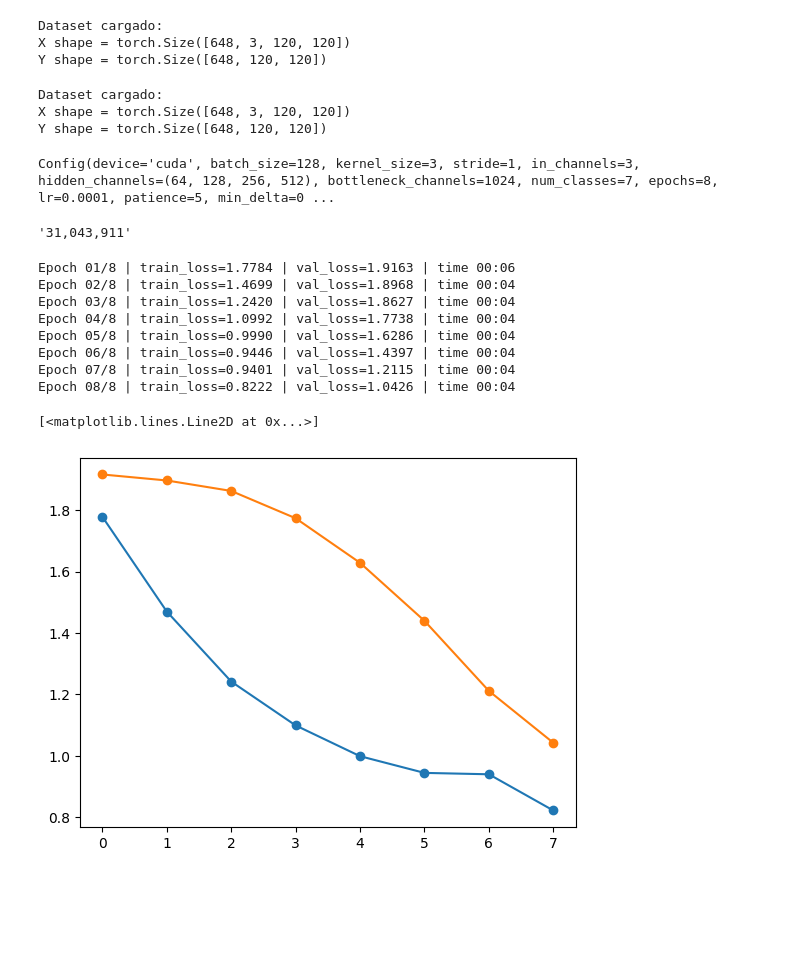
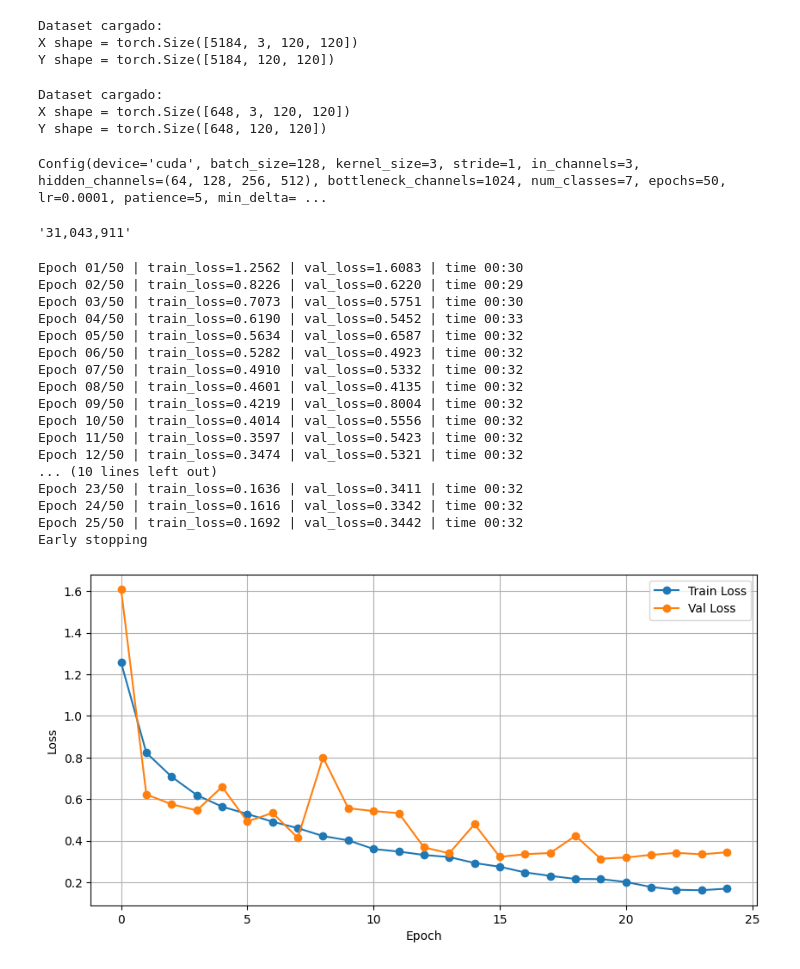
Before and after one commit to Otza02/satellite-img-segmentation, a Jupyter notebook: notebooks/train.ipynb, the cells around one changed output. Cells and saved outputs as stored; diff of their text form; code cells hidden in the pictures; blank space fills up the shorter version.

```diff
--- a/notebooks/train.ipynb
+++ b/notebooks/train.ipynb
@@ -51,28 +31,26 @@ import torch
 from matplotlib import pyplot as plt
 from torch.utils.data import DataLoader
 # %%
-data_train = load_data("val")
-data_val = load_data("test")
+data_train = load_data("train")
+data_val = load_data("val")
 # %% [output]
 Dataset cargado:
-X shape = torch.Size([648, 3, 120, 120])
-Y shape = torch.Size([648, 120, 120])
+X shape = torch.Size([5184, 3, 120, 120])
+Y shape = torch.Size([5184, 120, 120])
 Dataset cargado:
 X shape = torch.Size([648, 3, 120, 120])
 Y shape = torch.Size([648, 120, 120])
 # %%
-conf = Config("cuda" if torch.cuda.is_available() else "cpu", epochs=8)
+conf = Config("cuda" if torch.cuda.is_available() else "cpu", epochs=50, patience=5)
 conf
 # %% [output]
-Config(device='cuda', batch_size=128, kernel_size=3, stride=1, in_channels=3, hidden_channels=(64, 128, 256, 512), bottleneck_channels=1024, num_classes=7, epochs=8, lr=0.0001, patience=5, min_delta=0 ...
+Config(device='cuda', batch_size=128, kernel_size=3, stride=1, in_channels=3, hidden_channels=(64, 128, 256, 512), bottleneck_channels=1024, num_classes=7, epochs=50, lr=0.0001, patience=5, min_delta= ...
 # %%
 model = UNet(conf)
 f"{sum([p.numel() for p in model.parameters()]):,}"
 # %% [output]
 '31,043,911'
 # %%
-# train_loader = DataLoader(data_train, batch_size=conf.batch_size, shuffle=True)
-# val_loader = DataLoader(data_val, batch_size=conf.batch_size, shuffle=False)
 train_loader = DataLoader(
     data_train,
     batch_size=conf.batch_size,
@@ -94,17 +72,34 @@ val_loader = DataLoader(
 
 model, history = train_model(model, train_loader, val_loader, conf)
 # %% [output]
-Epoch 01/8 | train_loss=1.7784 | val_loss=1.9163 | time 00:06
-Epoch 02/8 | train_loss=1.4699 | val_loss=1.8968 | time 00:04
-Epoch 03/8 | train_loss=1.2420 | val_loss=1.8627 | time 00:04
-Epoch 04/8 | train_loss=1.0992 | val_loss=1.7738 | time 00:04
-Epoch 05/8 | train_loss=0.9990 | val_loss=1.6286 | time 00:04
-Epoch 06/8 | train_loss=0.9446 | val_loss=1.4397 | time 00:04
-Epoch 07/8 | train_loss=0.9401 | val_loss=1.2115 | time 00:04
-Epoch 08/8 | train_loss=0.8222 | val_loss=1.0426 | time 00:04
+Epoch 01/50 | train_loss=1.2562 | val_loss=1.6083 | time 00:30
+Epoch 02/50 | train_loss=0.8226 | val_loss=0.6220 | time 00:29
+Epoch 03/50 | train_loss=0.7073 | val_loss=0.5751 | time 00:30
+Epoch 04/50 | train_loss=0.6190 | val_loss=0.5452 | time 00:33
+Epoch 05/50 | train_loss=0.5634 | val_loss=0.6587 | time 00:32
+Epoch 06/50 | train_loss=0.5282 | val_loss=0.4923 | time 00:32
+Epoch 07/50 | train_loss=0.4910 | val_loss=0.5332 | time 00:32
+Epoch 08/50 | train_loss=0.4601 | val_loss=0.4135 | time 00:32
+Epoch 09/50 | train_loss=0.4219 | val_loss=0.8004 | time 00:32
+Epoch 10/50 | train_loss=0.4014 | val_loss=0.5556 | time 00:32
+Epoch 11/50 | train_loss=0.3597 | val_loss=0.5423 | time 00:32
+Epoch 12/50 | train_loss=0.3474 | val_loss=0.5321 | time 00:32
+... (10 lines left out)
+Epoch 23/50 | train_loss=0.1636 | val_loss=0.3411 | time 00:32
+Epoch 24/50 | train_loss=0.1616 | val_loss=0.3342 | time 00:32
+Epoch 25/50 | train_loss=0.1692 | val_loss=0.3442 | time 00:32
+Early stopping
 # %%
-plt.plot(history["train_loss"], label="train_loss", marker="o")
-plt.plot(history["val_loss"], label="val_loss", marker="o")
+plt.figure(figsize=(10,5))
+
+plt.plot(history['train_loss'], label='Train Loss', marker="o")
+plt.plot(history['val_loss'], label='Val Loss', marker="o")
+
+plt.xlabel('Epoch')
+plt.ylabel('Loss')
+plt.legend()
+plt.grid(True)
+
+plt.show()
 # %% [output]
-[<matplotlib.lines.Line2D at 0x...>]
-[figure, old version]
+[figure, new version]
```
Also changed, not shown: parts of 10 cells of this notebook.
